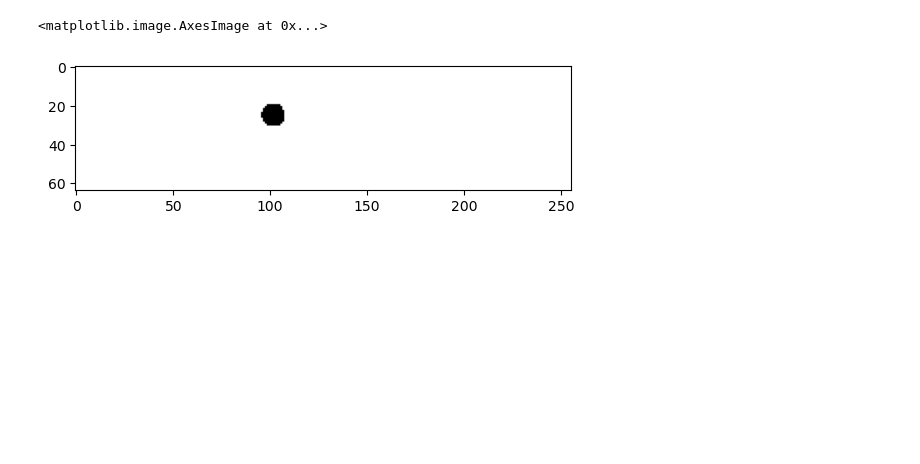
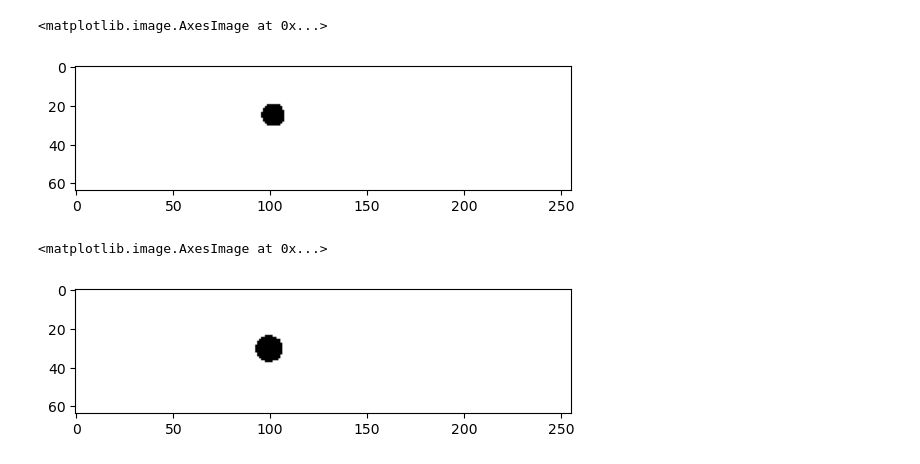
Before and after one commit to andromeda2075/predicting-flow-patterns, a Jupyter notebook: New3.ipynb, the cells around one changed output. Saved outputs shown, nothing was run; the diff lists cells and outputs as text; code cells hidden in the pictures; blank space fills up the shorter version.

```diff
--- a/New3.ipynb
+++ b/New3.ipynb
@@ -425,0 +432,6 @@ plt.show()
+# %%
+x=np.load('G_Masked/test/geo_01701.npy')
+plt.imshow(x,cmap='gray')
+# %% [output]
+<matplotlib.image.AxesImage at 0x...>
+[figure, added]
```
Also changed, not shown: parts of 11 cells of this notebook, 1 other file.
